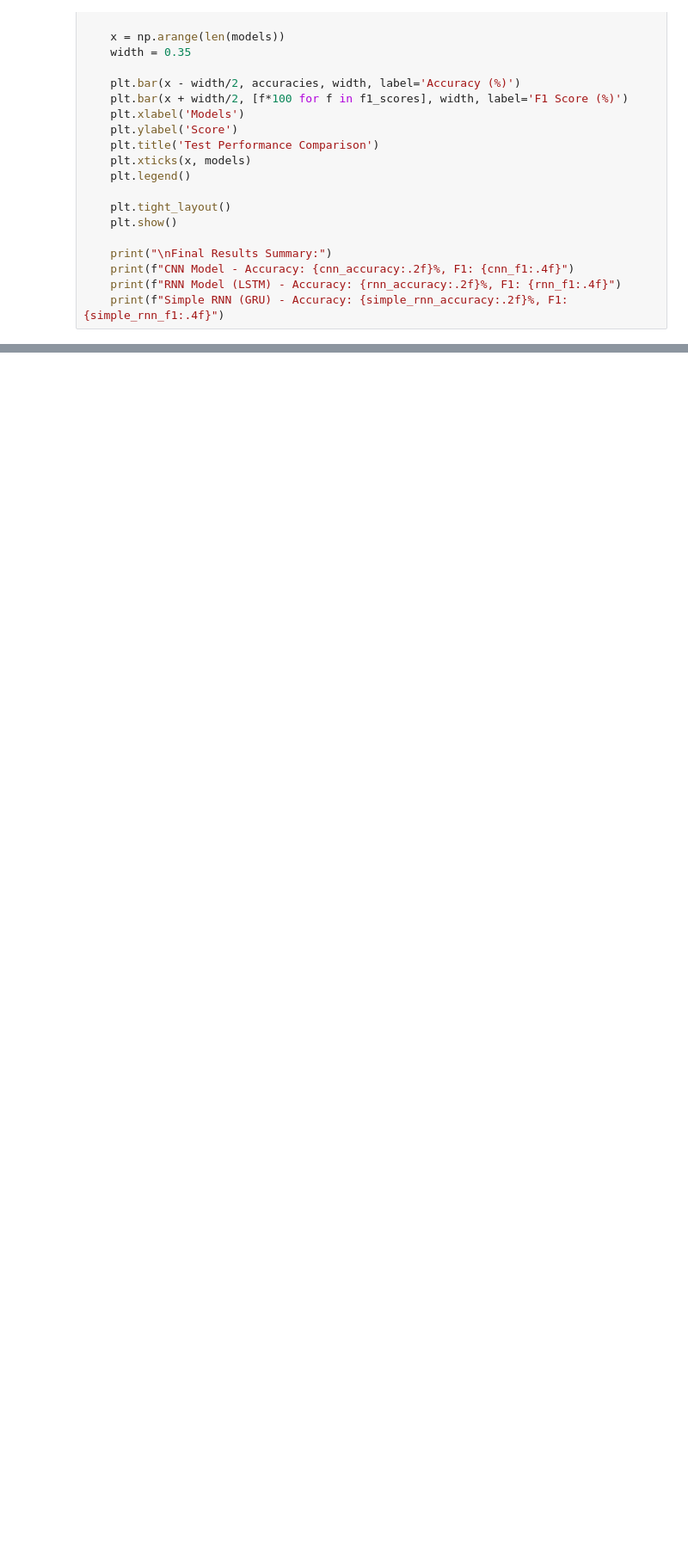
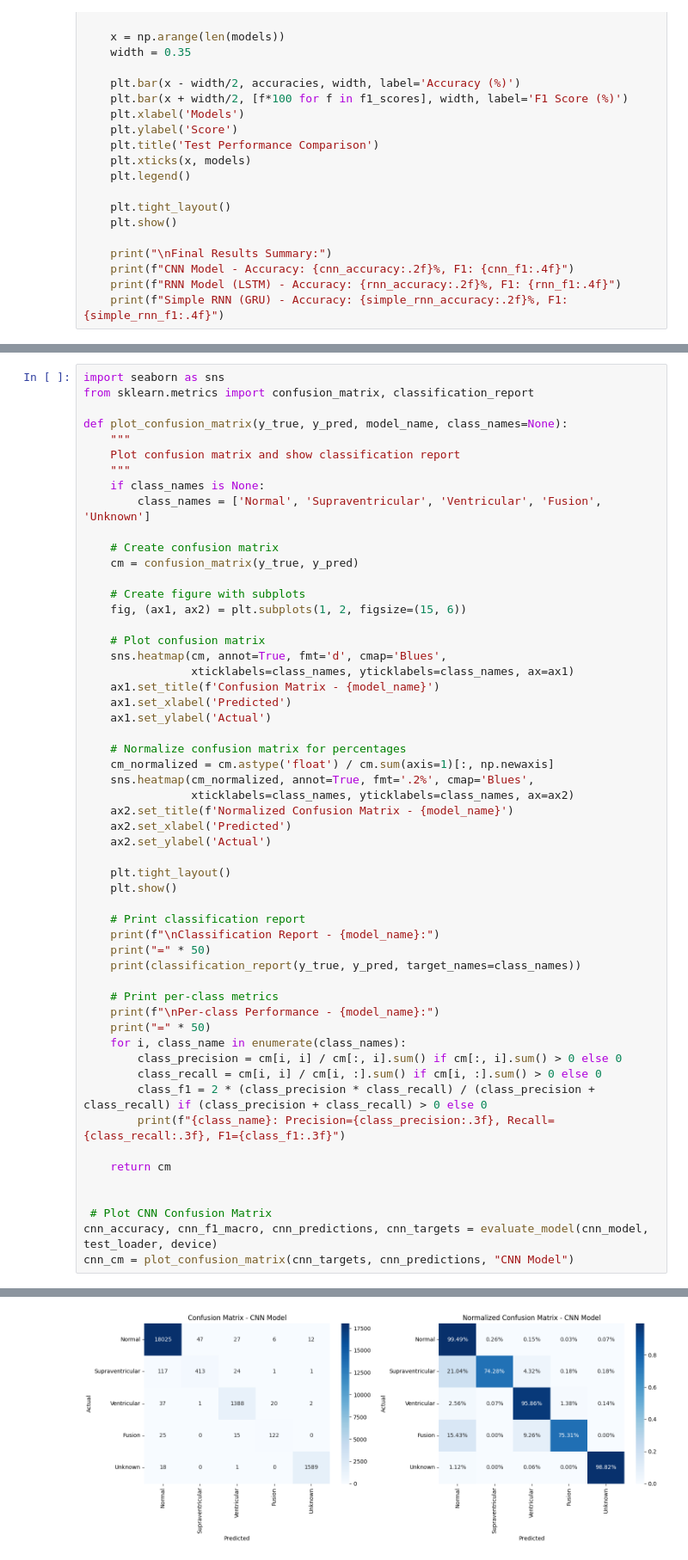
Before and after one commit to Nicky-Georgia/ECG_disease_classification, a Jupyter notebook: deep_learning2.ipynb, the cells around one changed output, grey strips where cells are left out. Shown at 86% size. Drawn from its saved outputs; the diff is of its cells as text; blank space fills up the shorter version.

```diff
--- a/deep_learning2.ipynb
+++ b/deep_learning2.ipynb
@@ -490,0 +640,56 @@ cnn_model = CNN_Model(input_size=187, num_classes=5)
+# %%
+import seaborn as sns
+from sklearn.metrics import confusion_matrix, classification_report
+
+def plot_confusion_matrix(y_true, y_pred, model_name, class_names=None):
+    """
+    Plot confusion matrix and show classification report
+    """
+    if class_names is None:
+        class_names = ['Normal', 'Supraventricular', 'Ventricular', 'Fusion', 'Unknown']
+
+    # Create confusion matrix
+    cm = confusion_matrix(y_true, y_pred)
+
+    # Create figure with subplots
+    fig, (ax1, ax2) = plt.subplots(1, 2, figsize=(15, 6))
+
+    # Plot confusion matrix
+    sns.heatmap(cm, annot=True, fmt='d', cmap='Blues',
+                xticklabels=class_names, yticklabels=class_names, ax=ax1)
+    ax1.set_title(f'Confusion Matrix - {model_name}')
+    ax1.set_xlabel('Predicted')
+    ax1.set_ylabel('Actual')
+
+    # Normalize confusion matrix for percentages
+    cm_normalized = cm.astype('float') / cm.sum(axis=1)[:, np.newaxis]
+    sns.heatmap(cm_normalized, annot=True, fmt='.2%', cmap='Blues',
+                xticklabels=class_names, yticklabels=class_names, ax=ax2)
+    ax2.set_title(f'Normalized Confusion Matrix - {model_name}')
+    ax2.set_xlabel('Predicted')
+    ax2.set_ylabel('Actual')
+
+    plt.tight_layout()
+    plt.show()
+
+    # Print classification report
+    print(f"\nClassification Report - {model_name}:")
+    print("=" * 50)
+    print(classification_report(y_true, y_pred, target_names=class_names))
+
+    # Print per-class metrics
+    print(f"\nPer-class Performance - {model_name}:")
+    print("=" * 50)
+    for i, class_name in enumerate(class_names):
+        class_precision = cm[i, i] / cm[:, i].sum() if cm[:, i].sum() > 0 else 0
+        class_recall = cm[i, i] / cm[i, :].sum() if cm[i, :].sum() > 0 else 0
+        class_f1 = 2 * (class_precision * class_recall) / (class_precision + class_recall) if (class_precision + class_recall) > 0 else 0
+        print(f"{class_name}: Precision={class_precision:.3f}, Recall={class_recall:.3f}, F1={class_f1:.3f}")
+
+    return cm
+
+
+ # Plot CNN Confusion Matrix
+cnn_accuracy, cnn_f1_macro, cnn_predictions, cnn_targets = evaluate_model(cnn_model, test_loader, device)
+cnn_cm = plot_confusion_matrix(cnn_targets, cnn_predictions, "CNN Model")
+# %% [output]
@@ -490,0 +698 @@ cnn_model = CNN_Model(input_size=187, num_classes=5)
+[figure, added]
```
Also changed, not shown: parts of 8 cells of this notebook.
